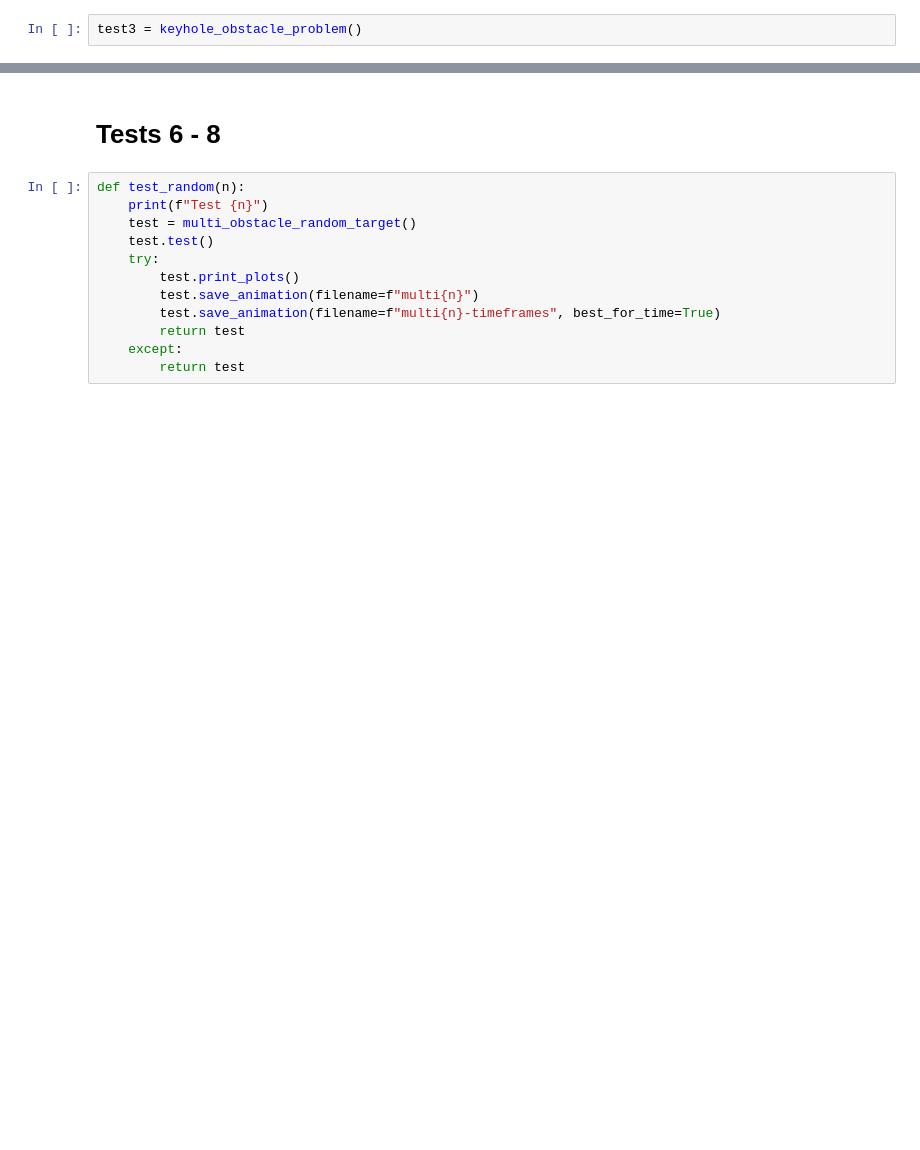
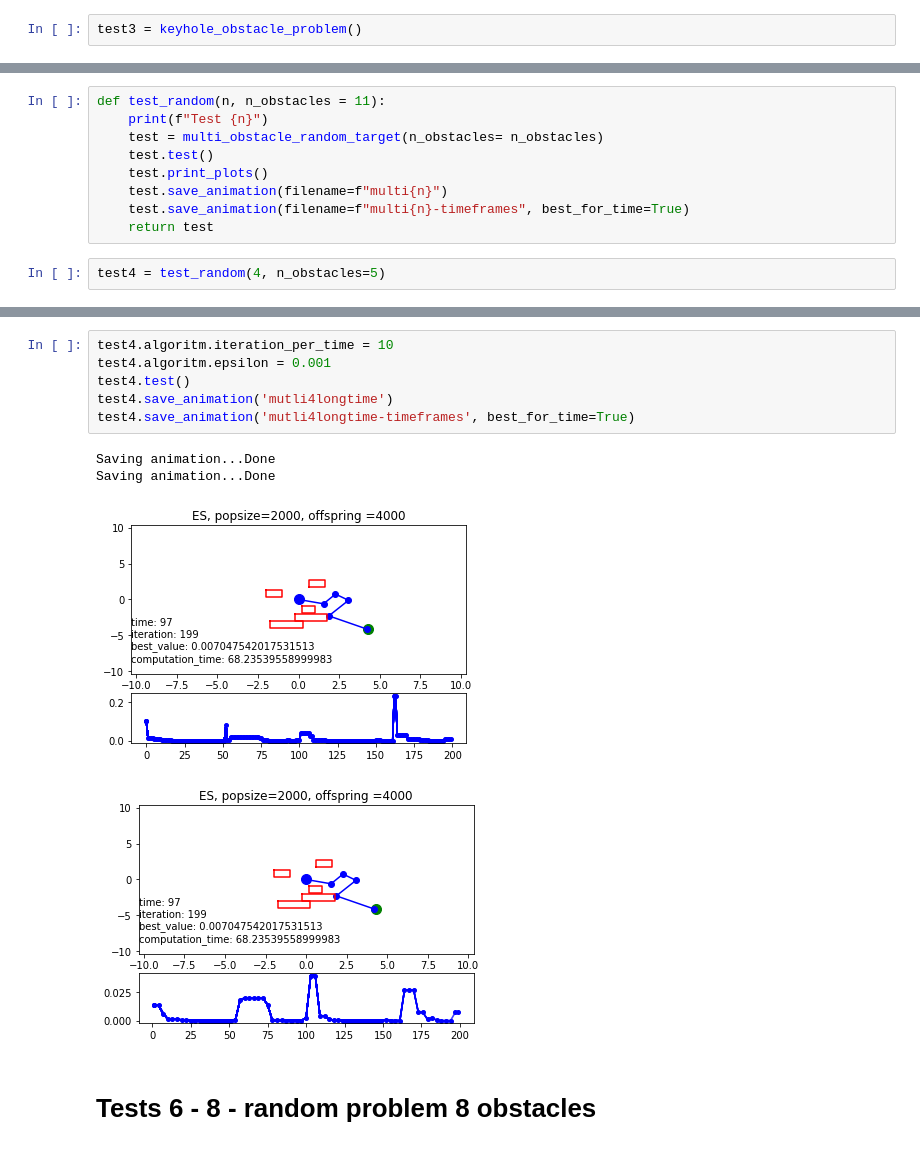
Before and after one commit to mfirgo/EAproject-reverse_kinematics, a Jupyter notebook: test_cases.ipynb, the cells around one changed output, grey strips where cells are left out. Saved outputs shown, nothing was run; the diff lists cells and outputs as text; blank space fills up the shorter version.

```diff
--- a/test_cases.ipynb
+++ b/test_cases.ipynb
@@ -52,0 +148,11 @@ test5.save_animation(filename="multi5", best_for_time=True)
+# %%
+def test_random(n, n_obstacles = 11):
+    print(f"Test {n}")
+    test = multi_obstacle_random_target(n_obstacles= n_obstacles)
+    test.test()
+    test.print_plots()
+    test.save_animation(filename=f"multi{n}")
+    test.save_animation(filename=f"multi{n}-timeframes", best_for_time=True)
+    return test
+# %%
+test4 = test_random(4, n_obstacles=5)
@@ -53,14 +197,13 @@ test5.save_animation(filename="multi5", best_for_time=True)
+# %%
+test4.algoritm.iteration_per_time = 10
+test4.algoritm.epsilon = 0.001
+test4.test()
+test4.save_animation('mutli4longtime')
+test4.save_animation('mutli4longtime-timeframes', best_for_time=True)
+# %% [output]
+Saving animation...Done
+Saving animation...Done
+[figure, added]
+[figure, added]
 # %% [markdown]
-# Tests 6 - 8
+# Tests 6 - 8 - random problem 8 obstacles
-# %%
-def test_random(n):
-    print(f"Test {n}")
-    test = multi_obstacle_random_target()
-    test.test()
-    try:
-        test.print_plots()
-        test.save_animation(filename=f"multi{n}")
-        test.save_animation(filename=f"multi{n}-timeframes", best_for_time=True)
-        return test
-    except:
-        return test
```
Also changed, not shown: parts of 54 cells of this notebook, 7 other files.
